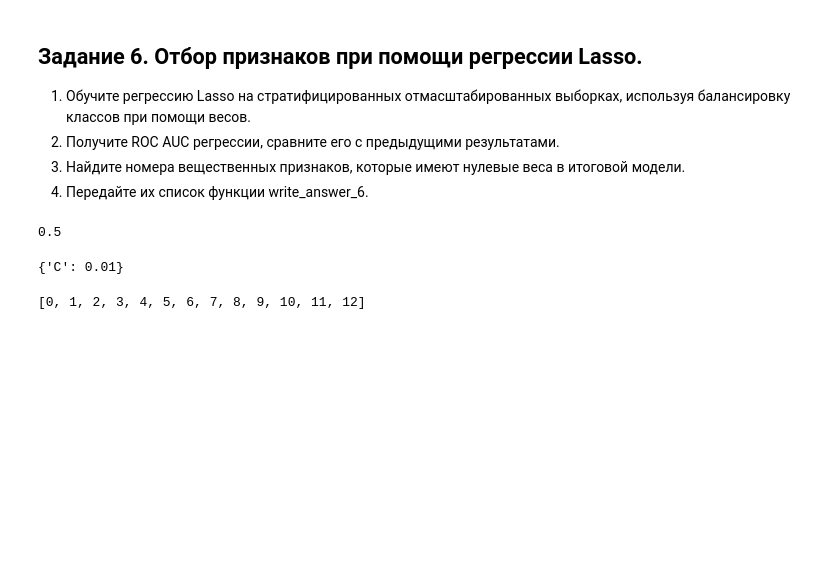
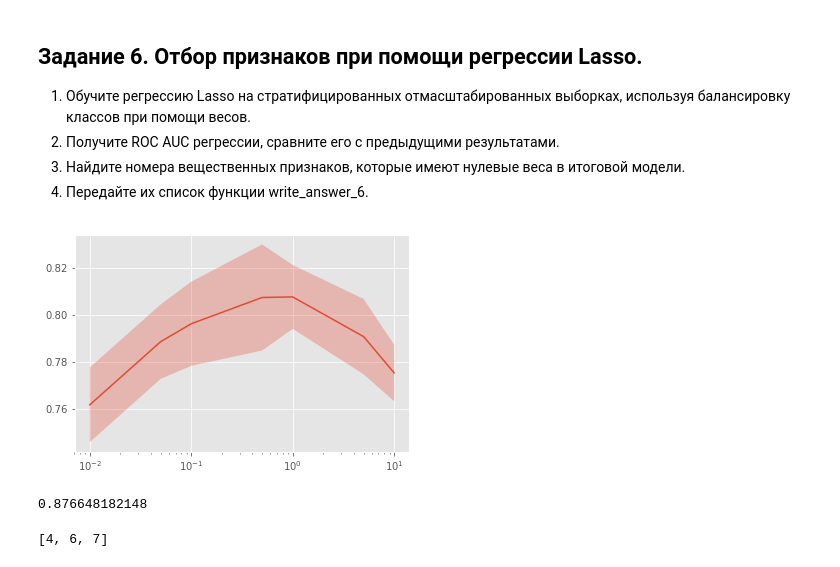
Before and after one commit to borispetrusev/coursera_yandex, a Jupyter notebook: Second course/Preprocessing_LR.ipynb, the cells around one changed output. Saved outputs shown, nothing was run; the diff lists cells and outputs as text; code cells hidden in the pictures; blank space fills up the shorter version.

```diff
--- a/Second course/Preprocessing_LR.ipynb
+++ b/Second course/Preprocessing_LR.ipynb
@@ -738,29 +738,25 @@ LogisticRegression(C=0.1, class_weight='balanced', dual=False,
 # %%
 def write_answer_6(features):
     with open("preprocessing_lr_answer6.txt", "w") as fout:
         fout.write(" ".join([str(num) for num in features]))
 
 # place your code here
-scaler = StandardScaler()
-X_scaled_strat_train = scaler.fit_transform(X_train_real_zeros)
-X_scaled_strat_test = scaler.transform(X_test_real_zeros)
-X_strat_un_train = np.hstack((X_train_real_zeros, X_train_cat_oh))
-X_strat_un_test = np.hstack((X_test_real_zeros, X_test_cat_oh))
-optimizer_lasso = GridSearchCV(estimator = LogisticRegression(
-    class_weight='balanced', penalty = 'l1'), param_grid = param_grid, cv=cv)
-optimizer_lasso.fit(X_strat_un_train, y_train)
-auc_lasso = roc_auc_score(y_test, optimizer_lasso.predict_proba(X_strat_un_test)[:,1])
+estimator_lasso = LogisticRegression(penalty='l1', class_weight='balanced')
+optimizer_lasso = GridSearchCV(estimator_lasso, param_grid, cv=cv)
+optimizer_lasso.fit(X_comb_train, y_train)
+plot_scores(optimizer_lasso)
+auc_lasso = roc_auc_score(y_test, optimizer_lasso.predict_proba(X_comb_test)[:, 1])
 print(auc_lasso)
-optimizer_lasso.best_params_
 # %% [output]
+[figure, added]
-0.5
+0.876648182148
-{'C': 0.01}
 # %%
 weights = optimizer_lasso.best_estimator_.coef_[0]
-zero_coefs = []
+zero_index = []
 for i in range(len(weights)):
     if weights[i] == 0 and i < 13:
-        zero_coefs.append(i)
-print(zero_coefs)
+        zero_index.append(i)
+print(zero_index)
+write_answer_6(zero_index)
 # %% [output]
-[0, 1, 2, 3, 4, 5, 6, 7, 8, 9, 10, 11, 12]
+[4, 6, 7]
```
Also changed, not shown: parts of 9 cells of this notebook.
